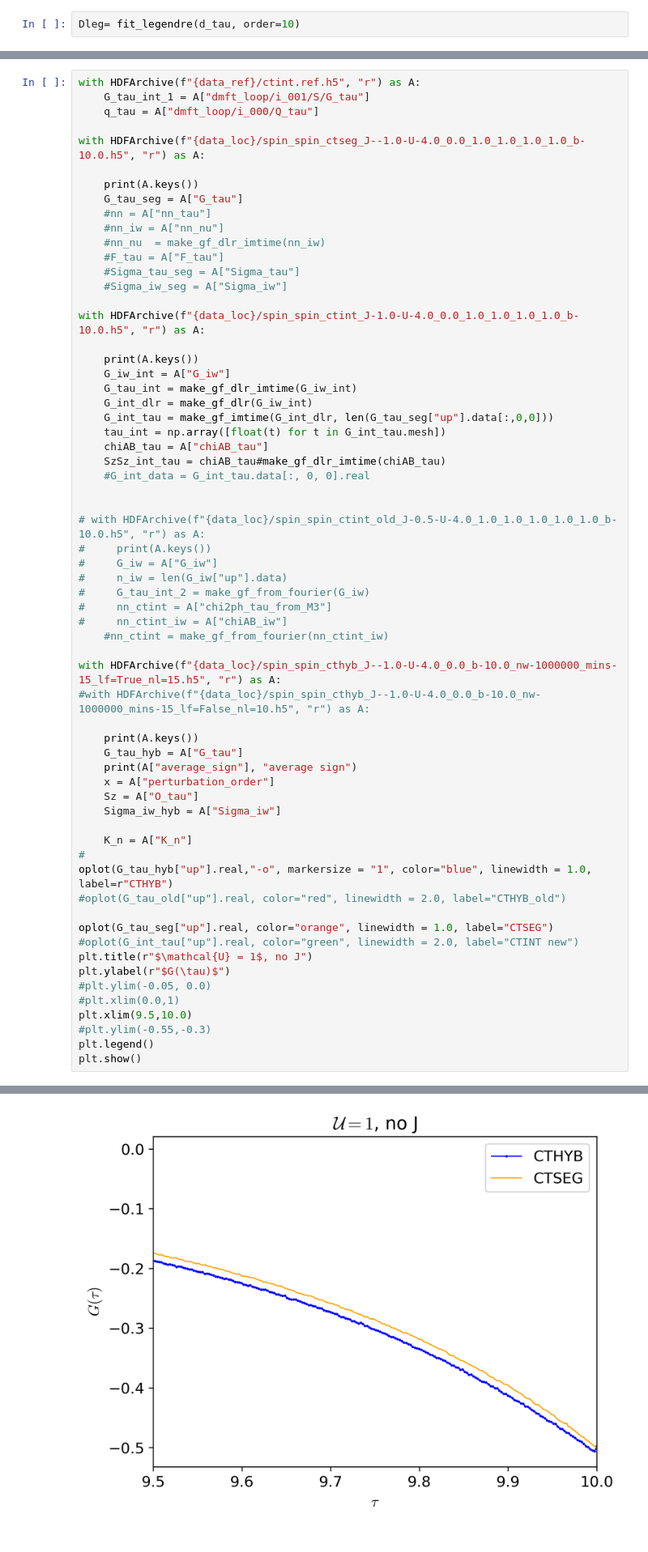
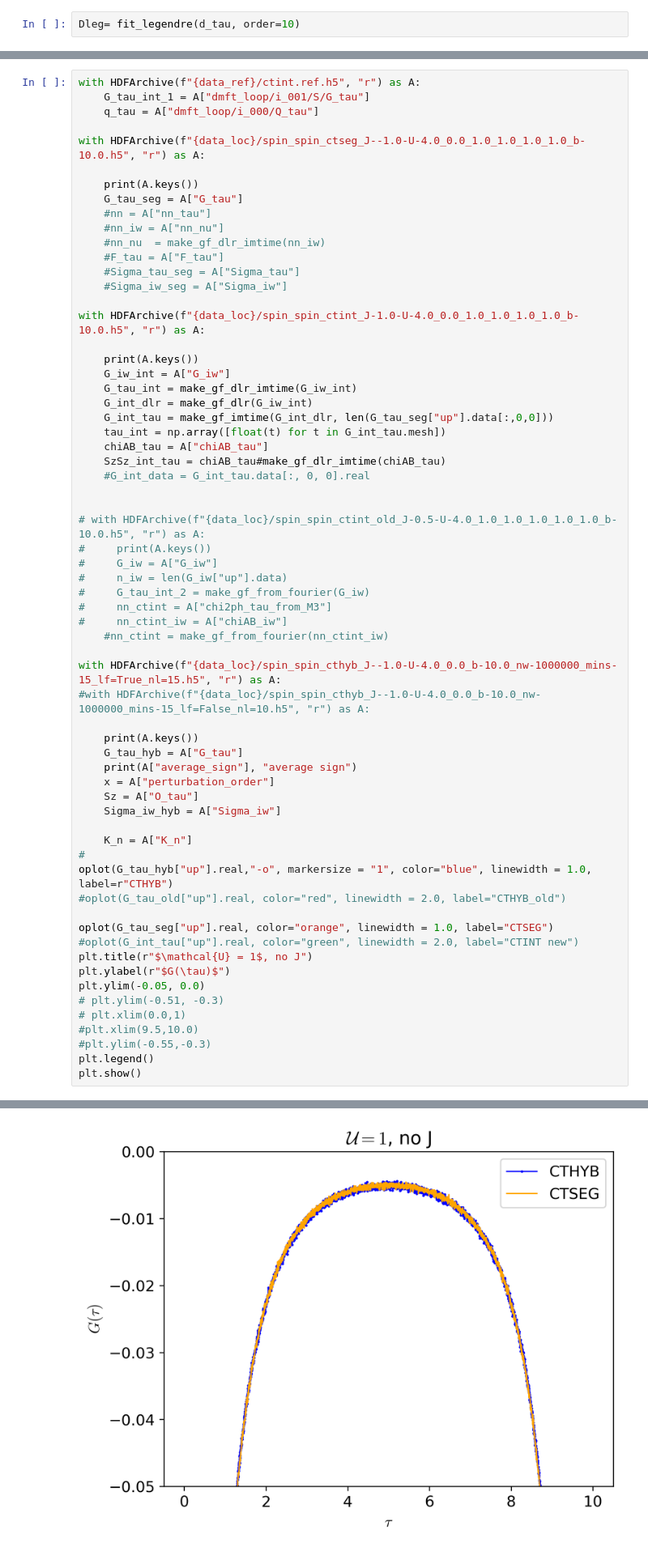
Before and after one commit to andrewkhardy/cthyb, a Jupyter notebook: benchmark/dynamic_int/CTHYB_Benchmarking.ipynb, the cells around one changed output, grey strips where cells are left out. Shown at 81% size. Cells and saved outputs as stored; diff of their text form.

```diff
--- a/benchmark/dynamic_int/CTHYB_Benchmarking.ipynb
+++ b/benchmark/dynamic_int/CTHYB_Benchmarking.ipynb
@@ -143,37 +143,38 @@ with HDFArchive(f"{data_loc}/spin_spin_ctint_J-1.0-U-4.0_0.0_1.0_1.0_1.0_1.0_b-1
 #     nn_ctint_iw = A["chiAB_iw"]
     #nn_ctint = make_gf_from_fourier(nn_ctint_iw)
 
 with HDFArchive(f"{data_loc}/spin_spin_cthyb_J--1.0-U-4.0_0.0_b-10.0_nw-1000000_mins-15_lf=True_nl=15.h5", "r") as A:
 #with HDFArchive(f"{data_loc}/spin_spin_cthyb_J--1.0-U-4.0_0.0_b-10.0_nw-1000000_mins-15_lf=False_nl=10.h5", "r") as A:
 
     print(A.keys())
     G_tau_hyb = A["G_tau"]
     print(A["average_sign"], "average sign")
     x = A["perturbation_order"]
     Sz = A["O_tau"]
     Sigma_iw_hyb = A["Sigma_iw"]
 
     K_n = A["K_n"]
 #
 oplot(G_tau_hyb["up"].real,"-o", markersize = "1", color="blue", linewidth = 1.0, label=r"CTHYB")
 #oplot(G_tau_old["up"].real, color="red", linewidth = 2.0, label="CTHYB_old")
 
 oplot(G_tau_seg["up"].real, color="orange", linewidth = 1.0, label="CTSEG")
 #oplot(G_int_tau["up"].real, color="green", linewidth = 2.0, label="CTINT new")
 plt.title(r"$\mathcal{U} = 1$, no J")
 plt.ylabel(r"$G(\tau)$")
-#plt.ylim(-0.05, 0.0)
-#plt.xlim(0.0,1)
-plt.xlim(9.5,10.0)
+plt.ylim(-0.05, 0.0)
+# plt.ylim(-0.51, -0.3)
+# plt.xlim(0.0,1)
+#plt.xlim(9.5,10.0)
 #plt.ylim(-0.55,-0.3)
 plt.legend()
 plt.show()
 # %% [output]
 ['G_tau']
 ['G0_iw', 'G_iw', 'chiAB_tau']
 ['G_tau', 'K_n', 'O_tau', 'Sigma_iw', 'average_sign', 'perturbation_order']
 1.0 average sign
-[figure, old version]
+[figure, new version]
 # %%
 import numpy as np
 import matplotlib.pyplot as plt
```
Also changed, not shown: 1 other file.
